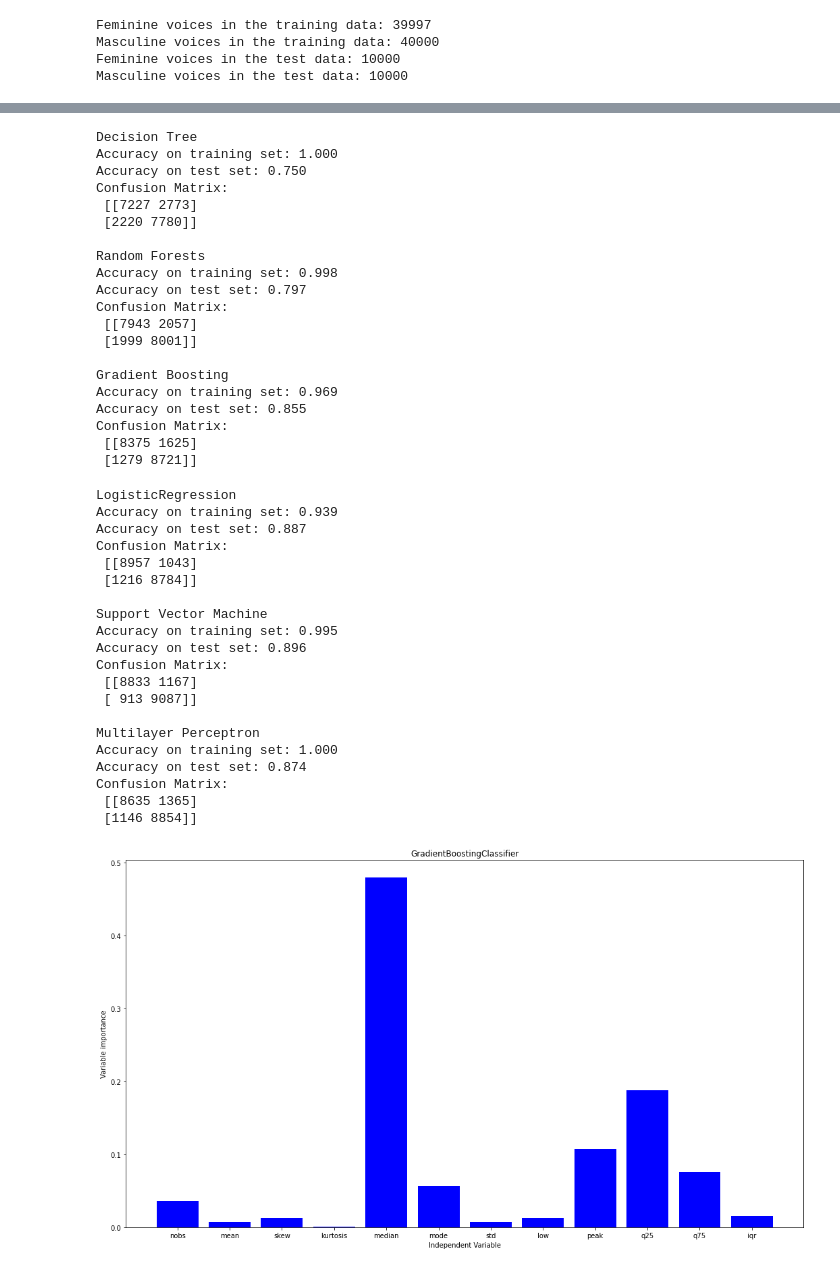
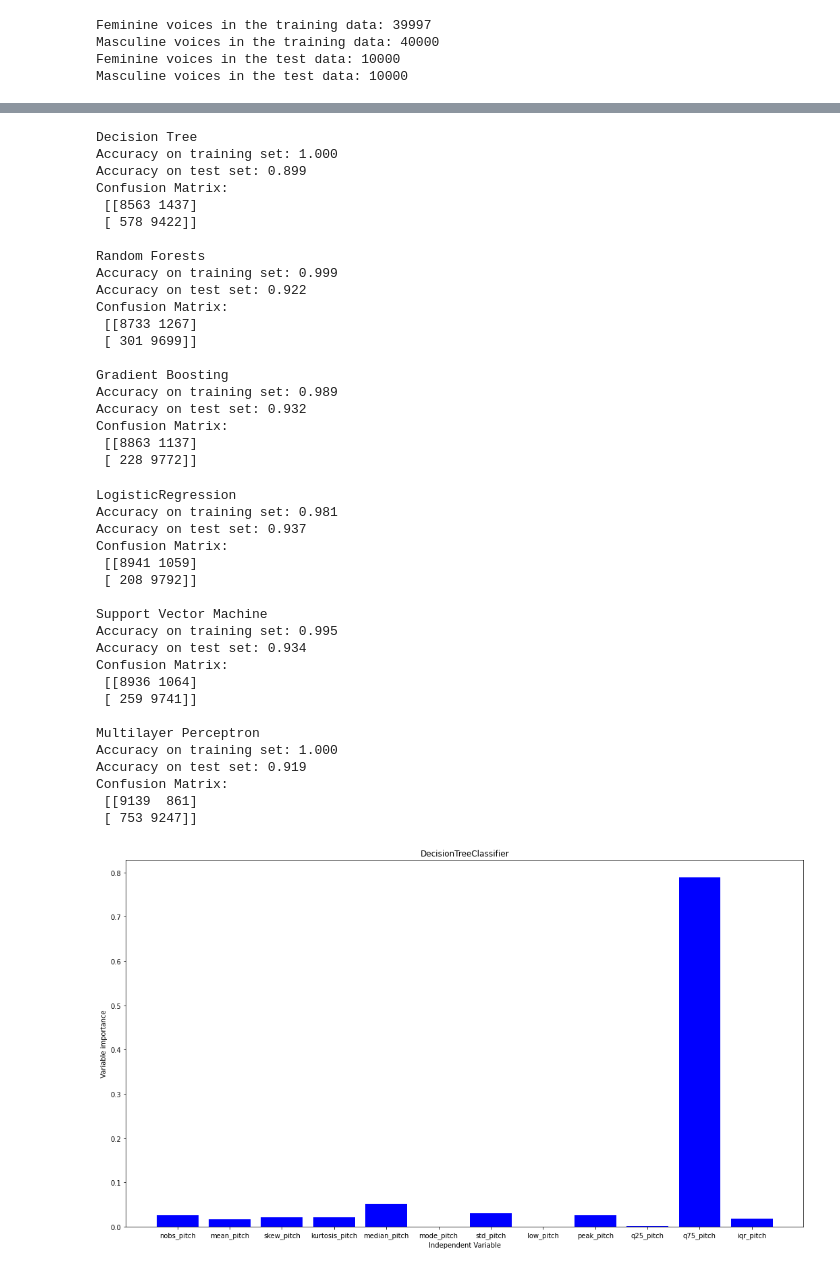
Before and after one commit to BrunoGianesi/Speaker-Gender-Recognition, a Jupyter notebook: CETUC_Model.ipynb, the cells around one changed output, grey strips where cells are left out. Saved outputs shown, nothing was run; the diff lists cells and outputs as text; code cells hidden in the pictures.

```diff
--- a/CETUC_Model.ipynb
+++ b/CETUC_Model.ipynb
@@ -16,7 +16,7 @@ from sklearn.metrics import confusion_matrix
 # %% [markdown]
 ## Download the dataset
 # %%
-features = 'MFCCs'
+features = 'F0_MFCCs'
 
 # df = pd.read_csv('data/CETUC_Features_data.csv')
 df = pd.read_csv(f'data/CETUC_{features}_data.csv')
@@ -78,6 +78,32 @@ if features == 'Features':
     y_train = mydata_train[['Gender']].copy().values.ravel()
     data_x_test = mydata_test[['nobs', 'mean', 'skew', 'kurtosis', 'median', 'mode', 'std', 'low', 'peak', 'q25', 'q75', 'iqr']].copy()
     y_test = mydata_test[['Gender']].copy().values.ravel()
+
+if features == 'Features_MFCCs':
+    data_x_train = mydata_train[['nobs', 'mean', 'skew', 'kurtosis', 'median', 'mode', 'std', 'low', 'peak', 'q25', 'q75', 'iqr',
+                        'MFCC_1', 'MFCC_2', 'MFCC_3', 'MFCC_4', 'MFCC_5', 'MFCC_6', 'MFCC_7', 'MFCC_8', 'MFCC_9', 'MFCC_10',
+                        'MFCC_11', 'MFCC_12', 'MFCC_13', 'MFCC_14', 'MFCC_15', 'MFCC_16', 'MFCC_17', 'MFCC_18', 'MFCC_19', 'MFCC_20']].copy()
+    y_train = mydata_train[['Gender']].copy().values.ravel()
+    data_x_test = mydata_test[['nobs', 'mean', 'skew', 'kurtosis', 'median', 'mode', 'std', 'low', 'peak', 'q25', 'q75', 'iqr',
+                        'MFCC_1', 'MFCC_2', 'MFCC_3', 'MFCC_4', 'MFCC_5', 'MFCC_6', 'MFCC_7', 'MFCC_8', 'MFCC_9', 'MFCC_10',
+                        'MFCC_11', 'MFCC_12', 'MFCC_13', 'MFCC_14', 'MFCC_15', 'MFCC_16', 'MFCC_17', 'MFCC_18', 'MFCC_19', 'MFCC_20']].copy()
+    y_test = mydata_test[['Gender']].copy().values.ravel()
+
+if features == 'F0':
+    data_x_train = mydata_train[['nobs_pitch', 'mean_pitch', 'skew_pitch', 'kurtosis_pitch', 'median_pitch', 'mode_pitch', 'std_pitch', 'low_pitch', 'peak_pitch', 'q25_pitch', 'q75_pitch', 'iqr_pitch']].copy()
+    y_train = mydata_train[['Gender']].copy().values.ravel()
+    data_x_test = mydata_test[['nobs_pitch', 'mean_pitch', 'skew_pitch', 'kurtosis_pitch', 'median_pitch', 'mode_pitch', 'std_pitch', 'low_pitch', 'peak_pitch', 'q25_pitch', 'q75_pitch', 'iqr_pitch']].copy()
+    y_test = mydata_test[['Gender']].copy().values.ravel()
+
+if features == 'F0_MFCCs':
+    data_x_train = mydata_train[['nobs_pitch', 'mean_pitch', 'skew_pitch', 'kurtosis_pitch', 'median_pitch', 'mode_pitch', 'std_pitch', 'low_pitch', 'peak_pitch', 'q25_pitch', 'q75_pitch', 'iqr_pitch',
+                        'MFCC_1', 'MFCC_2', 'MFCC_3', 'MFCC_4', 'MFCC_5', 'MFCC_6', 'MFCC_7', 'MFCC_8', 'MFCC_9', 'MFCC_10',
+                        'MFCC_11', 'MFCC_12', 'MFCC_13', 'MFCC_14', 'MFCC_15', 'MFCC_16', 'MFCC_17', 'MFCC_18', 'MFCC_19', 'MFCC_20']].copy()
+    y_train = mydata_train[['Gender']].copy().values.ravel()
+    data_x_test = mydata_test[['nobs_pitch', 'mean_pitch', 'skew_pitch', 'kurtosis_pitch', 'median_pitch', 'mode_pitch', 'std_pitch', 'low_pitch', 'peak_pitch', 'q25_pitch', 'q75_pitch', 'iqr_pitch',
+                        'MFCC_1', 'MFCC_2', 'MFCC_3', 'MFCC_4', 'MFCC_5', 'MFCC_6', 'MFCC_7', 'MFCC_8', 'MFCC_9', 'MFCC_10',
+                        'MFCC_11', 'MFCC_12', 'MFCC_13', 'MFCC_14', 'MFCC_15', 'MFCC_16', 'MFCC_17', 'MFCC_18', 'MFCC_19', 'MFCC_20']].copy()
+    y_test = mydata_test[['Gender']].copy().values.ravel()
 # %%
 scaler = StandardScaler()
 scaler.fit(data_x_train)
@@ -114,24 +140,24 @@ print(f"Confusion Matrix:\n {confusion_matrix(y_test, gbrt.predict(X_test), labe
 # %% [output]
 Decision Tree
 Accuracy on training set: 1.000
-Accuracy on test set: 0.750
+Accuracy on test set: 0.899
 Confusion Matrix:
- [[7227 2773]
- [2220 7780]]
+ [[8563 1437]
+ [ 578 9422]]
 
 Random Forests
-Accuracy on training set: 0.998
-Accuracy on test set: 0.797
+Accuracy on training set: 0.999
+Accuracy on test set: 0.922
 Confusion Matrix:
- [[7943 2057]
- [1999 8001]]
+ [[8733 1267]
+ [ 301 9699]]
 
 Gradient Boosting
-Accuracy on training set: 0.969
-Accuracy on test set: 0.855
+Accuracy on training set: 0.989
+Accuracy on test set: 0.932
 Confusion Matrix:
- [[8375 1625]
- [1279 8721]]
+ [[8863 1137]
+ [ 228 9772]]
 # %%
 #Train logistic regression model
 lgr = LogisticRegression(random_state=0).fit(X_train, y_train)
@@ -161,25 +187,25 @@ print("Accuracy on test set: {:.3f}".format(mlp.score(X_test, y_test)))
 print(f"Confusion Matrix:\n {confusion_matrix(y_test, mlp.predict(X_test), labels=[1, 0])}")
 # %% [output]
 LogisticRegression
-Accuracy on training set: 0.939
-Accuracy on test set: 0.887
+Accuracy on training set: 0.981
+Accuracy on test set: 0.937
 Confusion Matrix:
- [[8957 1043]
- [1216 8784]]
+ [[8941 1059]
+ [ 208 9792]]
 
 Support Vector Machine
 Accuracy on training set: 0.995
-Accuracy on test set: 0.896
+Accuracy on test set: 0.934
 Confusion Matrix:
- [[8833 1167]
- [ 913 9087]]
+ [[8936 1064]
+ [ 259 9741]]
 
 Multilayer Perceptron
 Accuracy on training set: 1.000
-Accuracy on test set: 0.874
+Accuracy on test set: 0.919
 Confusion Matrix:
- [[8635 1365]
- [1146 8854]]
+ [[9139  861]
+ [ 753 9247]]
 # %%
 def plot_feature_importances_mydata(model, c):
     n_features = len(X_train.columns)
@@ -191,6 +217,6 @@ def plot_feature_importances_mydata(model, c):
     plt.title(model.__class__.__name__)
     plt.show()
 # %%
-plot_feature_importances_mydata(gbrt,'blue')
+plot_feature_importances_mydata(tree,'blue')
 # %% [output]
-[figure, old version]
+[figure, new version]
```
Also changed, not shown: parts of 5 cells of this notebook, 28 other files.
